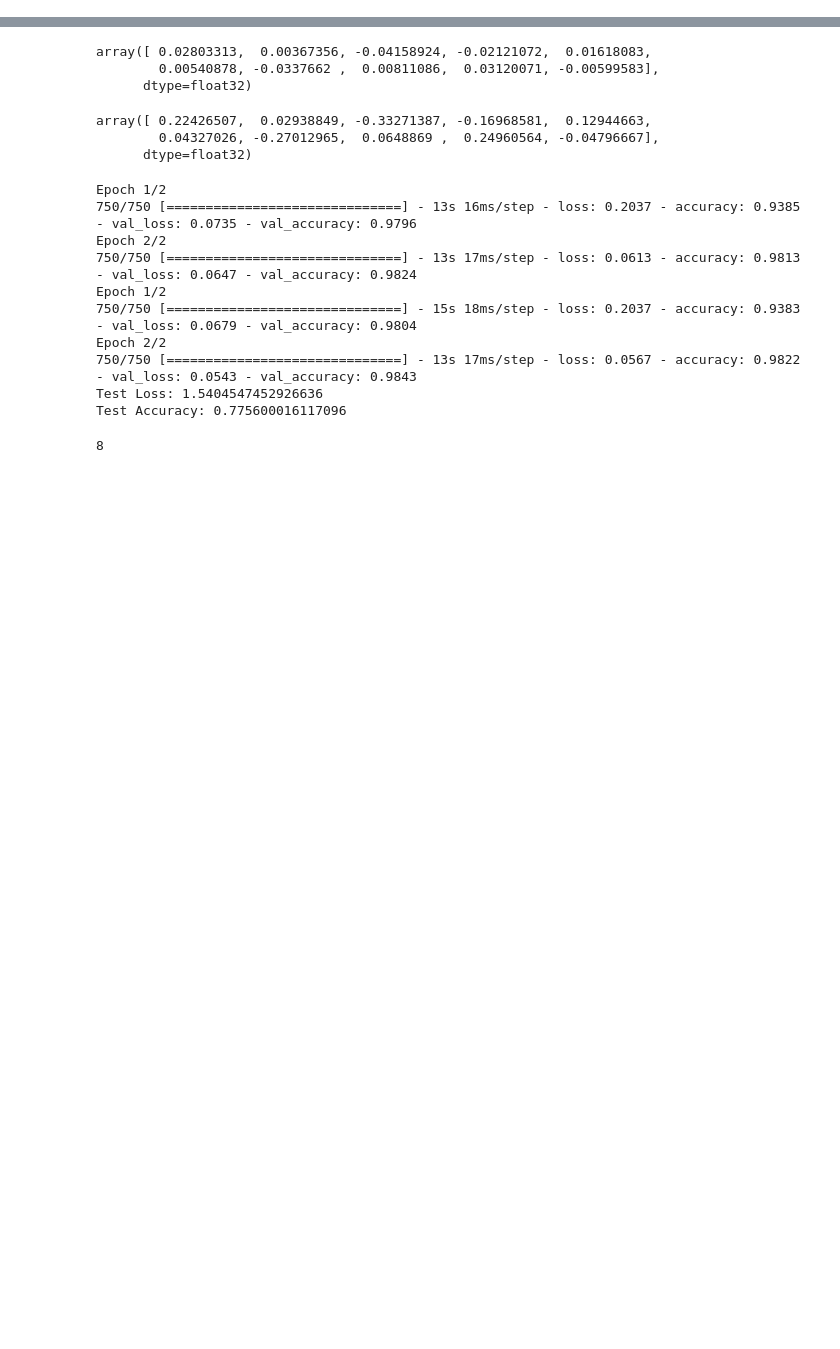
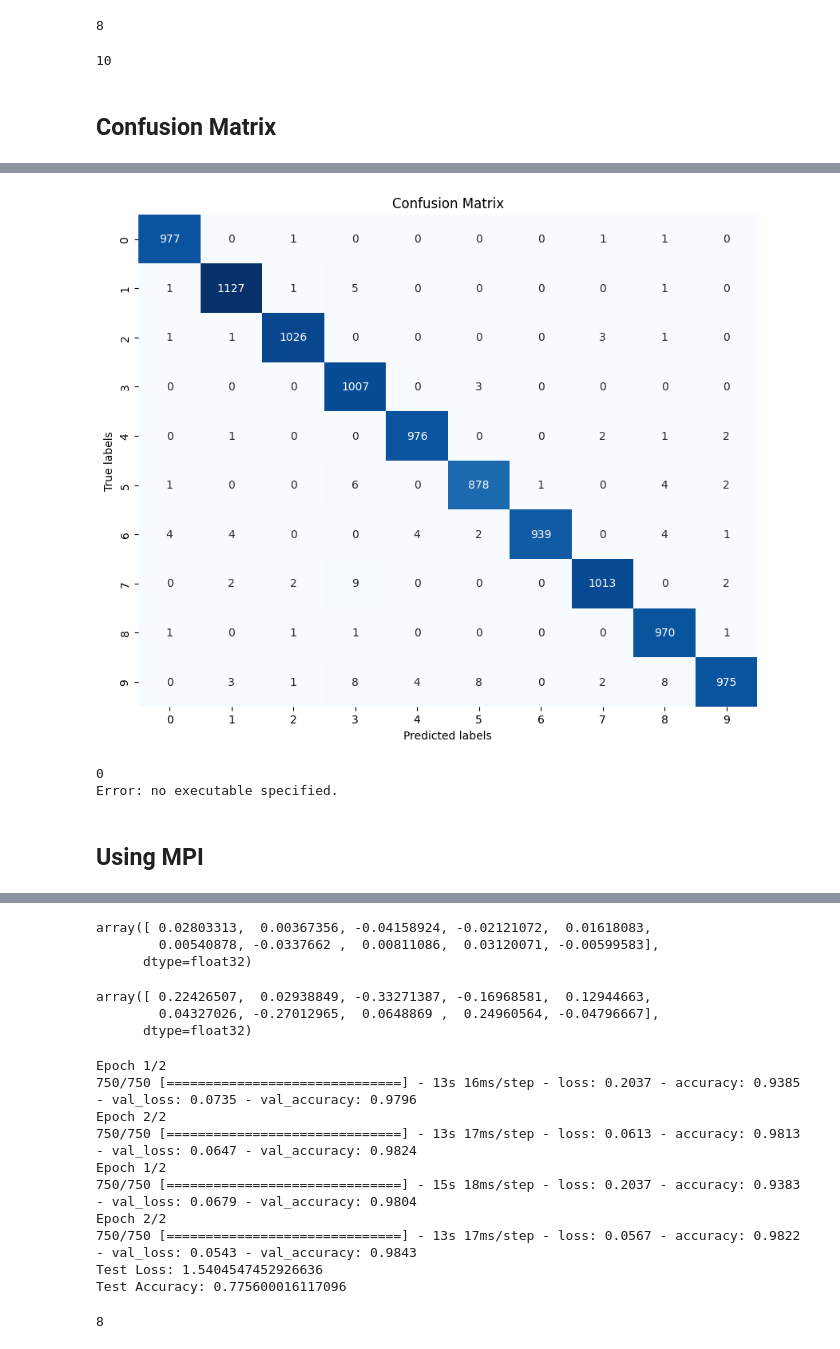
Before and after one commit to ZiaUrRehman-bit/CNN-Using-MPI, a Jupyter notebook: 01.CNN Vanila Version.ipynb, the cells around one changed output, grey strips where cells are left out. Saved outputs shown, nothing was run; the diff lists cells and outputs as text; code cells hidden in the pictures; blank space fills up the shorter version.

```diff
--- a/01.CNN Vanila Version.ipynb
+++ b/01.CNN Vanila Version.ipynb
@@ -59,0 +85,30 @@ KeyboardInterrupt:
+# %%
+len(model.layers)
+# %% [output]
+8
+# %%
+len(model.weights)
+# %% [output]
+10
+# %% [markdown]
+## Confusion Matrix
+# %%
+import matplotlib.pyplot as plt
+import seaborn as sns
+from sklearn.metrics import confusion_matrix
+# Generate predictions
+y_pred = model.predict(x_test)
+y_pred_classes = np.argmax(y_pred, axis=1)
+y_true = np.argmax(y_test, axis=1)
+
+# Generate confusion matrix
+conf_matrix = confusion_matrix(y_true, y_pred_classes)
+
+# Plot confusion matrix
+plt.figure(figsize=(10, 8))
+sns.heatmap(conf_matrix, annot=True, fmt='d', cmap='Blues', cbar=False)
+plt.xlabel('Predicted labels')
+plt.ylabel('True labels')
+plt.title('Confusion Matrix')
+plt.show()
+# %% [output]
@@ -59,0 +116,14 @@ KeyboardInterrupt:
+[figure, added]
+# %%
+from mpi4py import MPI
+
+comm = MPI.COMM_WORLD
+rank = comm.Get_rank()
+size = comm.Get_size()
+
+print(rank)
+# %% [output]
+0
+Error: no executable specified.
+# %% [markdown]
+## Using MPI
```
Also changed, not shown: parts of 8 cells of this notebook, 1 other file.
